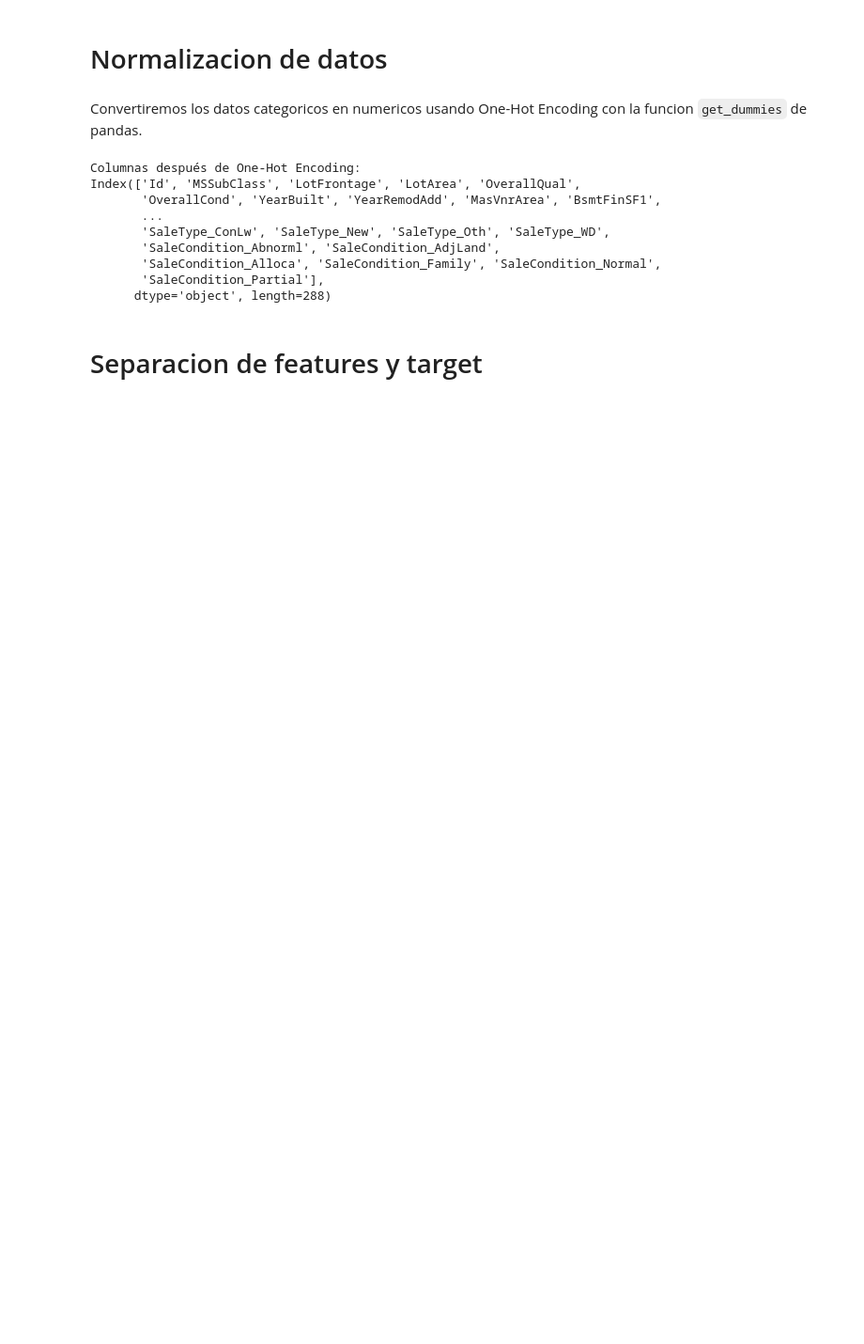
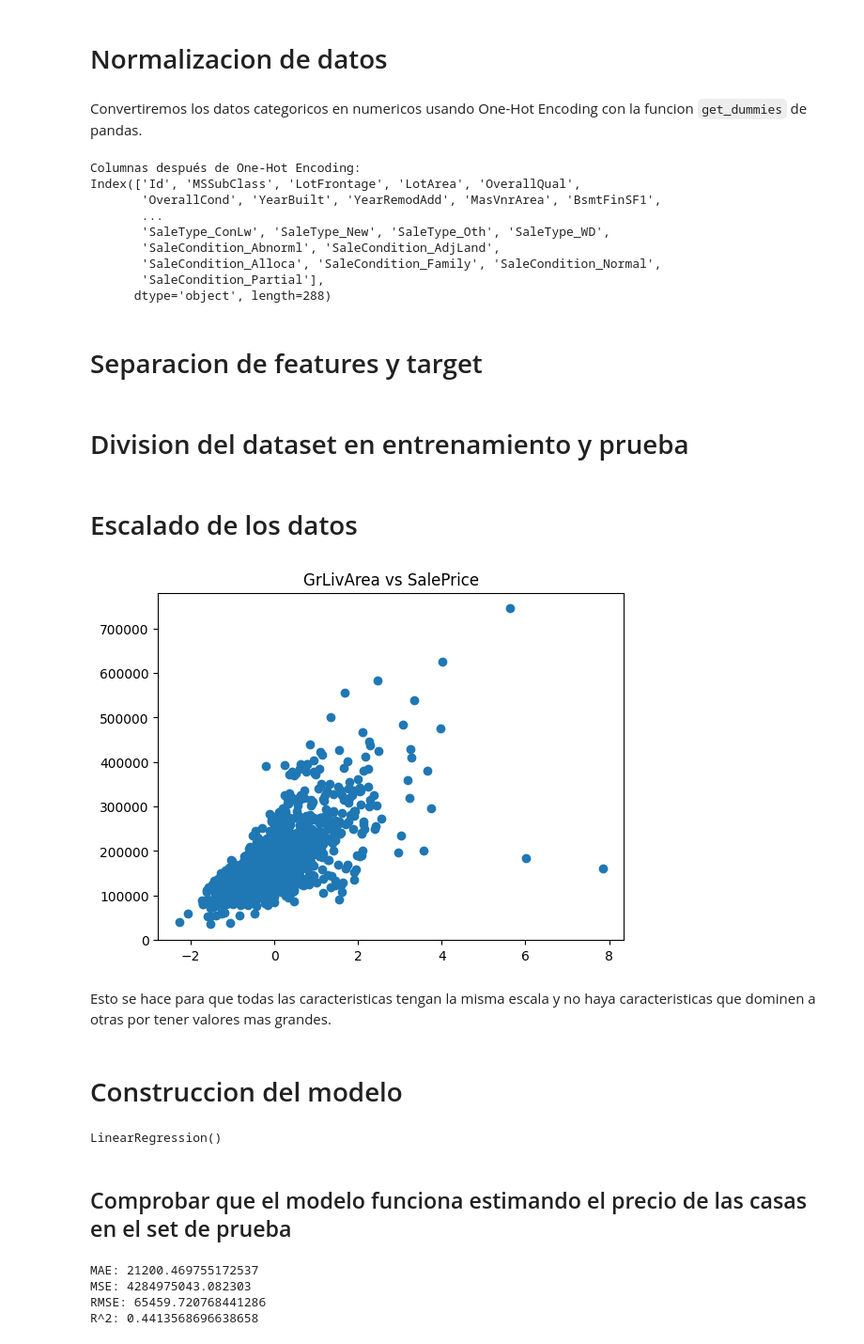
Before and after one commit to HenryD11703/prediccion-casas, a Jupyter notebook: notebooks/01_exploracion_y_preprocesamiento.ipynb, the cells around one changed output. Shown at 94% size. Cells and saved outputs as stored; diff of their text form; code cells hidden in the pictures; blank space fills up the shorter version.

Commit message:
feat(notebook): added a model comparation

```diff
--- a/notebooks/01_exploracion_y_preprocesamiento.ipynb
+++ b/notebooks/01_exploracion_y_preprocesamiento.ipynb
@@ -123,7 +133,13 @@ dataframe['LotFrontage'] = dataframe.groupby('Neighborhood')['LotFrontage'].tran
     lambda x: x.fillna(x.median())
 )
 
+# Rellenar datos nulos de MasVnrArea con 0
+dataframe['MasVnrArea'] = dataframe['MasVnrArea'].fillna(0)
+
+# Rellenar datos nulos de GarageYrBlt con YearBuilt
+dataframe['GarageYrBlt'] = dataframe['GarageYrBlt'].fillna(dataframe['YearBuilt'])
+
 # Revisar que ya no hay datos nulos
-conteo_nulos = dataframe.isnull().sum()
-print(conteo_nulos)
+nulos = dataframe.isnull().sum()
+print(nulos[nulos > 0])
 # %% [output]
@@ -169,3 +189,59 @@ Index(['Id', 'MSSubClass', 'LotFrontage', 'LotArea', 'OverallQual',
 # %%
 X = dataframe.drop(columns=['SalePrice'])
 y = dataframe['SalePrice']
+# %% [markdown]
+# Division del dataset en entrenamiento y prueba
+# %%
+from sklearn.model_selection import train_test_split
+
+X_train, X_test, y_train, y_test = train_test_split(X, y, test_size=0.2, random_state=42)
+# %% [markdown]
+# Escalado de los datos
+# %%
+from sklearn.preprocessing import StandardScaler
+
+num_cols = X_train.select_dtypes(include=[np.number]).columns
+scaler = StandardScaler()
+
+X_train[num_cols] = scaler.fit_transform(X_train[num_cols])
+X_test[num_cols] = scaler.transform(X_test[num_cols])
+
+
+# Verificar los datos escalados
+plt.scatter(X_train['GrLivArea'], y_train)
+plt.title('GrLivArea vs SalePrice')
+plt.show()
+# %% [output]
+[figure, added]
+# %% [markdown]
+Esto se hace para que todas las caracteristicas tengan la misma escala y no haya caracteristicas que dominen a otras por tener valores mas grandes.
+# %% [markdown]
+# Construccion del modelo
+# %%
+from sklearn.linear_model import LinearRegression
+
+modelo = LinearRegression()
+
+modelo.fit(X_train, y_train)
+# %% [output]
+LinearRegression()
+# %% [markdown]
+## Comprobar que el modelo funciona estimando el precio de las casas en el set de prueba
+# %%
+predicciones = modelo.predict(X_test)
+
+from sklearn.metrics import mean_absolute_error, mean_squared_error, r2_score
+
+mae = mean_absolute_error(y_test, predicciones)
+mse = mean_squared_error(y_test, predicciones)
+rmse = np.sqrt(mse)
+r2 = r2_score(y_test, predicciones)
+print(f"MAE: {mae}")
+print(f"MSE: {mse}")
+print(f"RMSE: {rmse}")
+print(f"R^2: {r2}")
+# %% [output]
+MAE: 21200.469755172537
+MSE: 4284975043.082303
+RMSE: 65459.720768441286
+R^2: 0.4413568696638658
```
Also changed, not shown: parts of 20 cells of this notebook.
